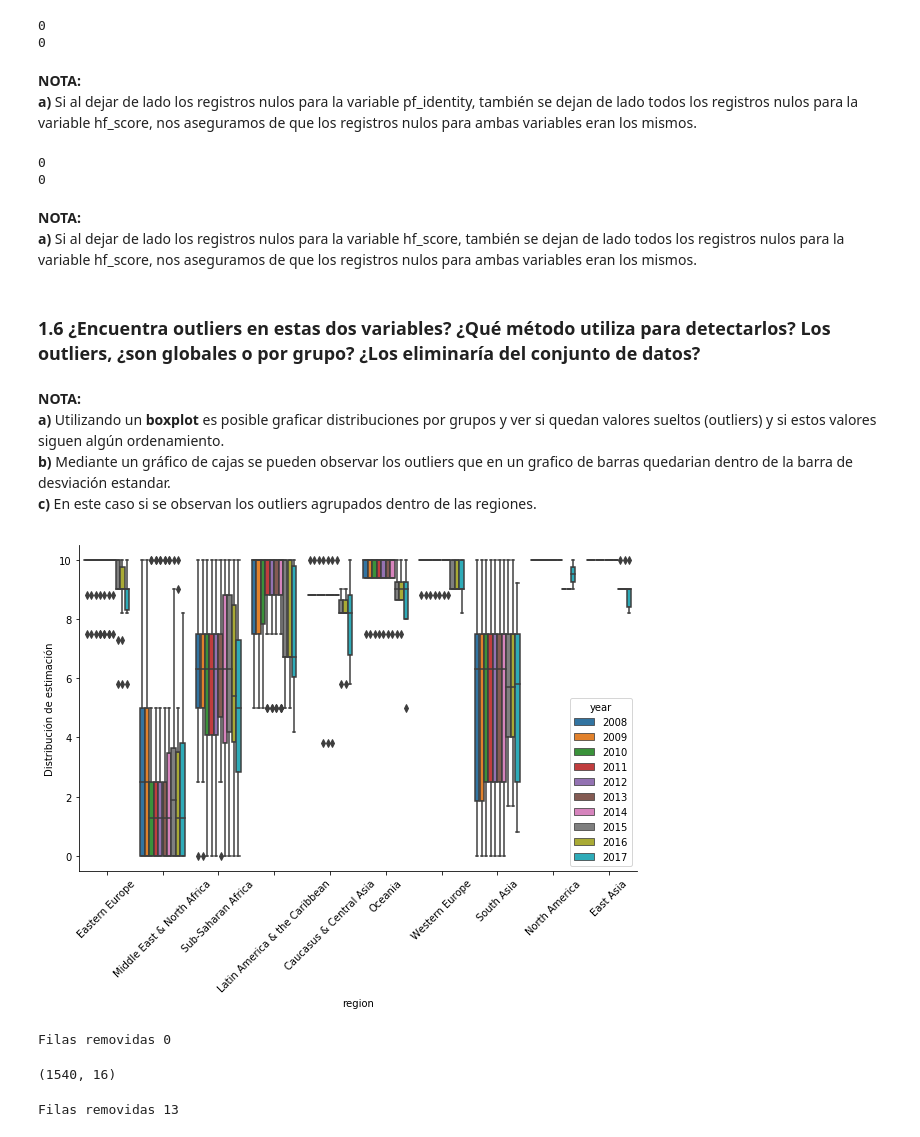
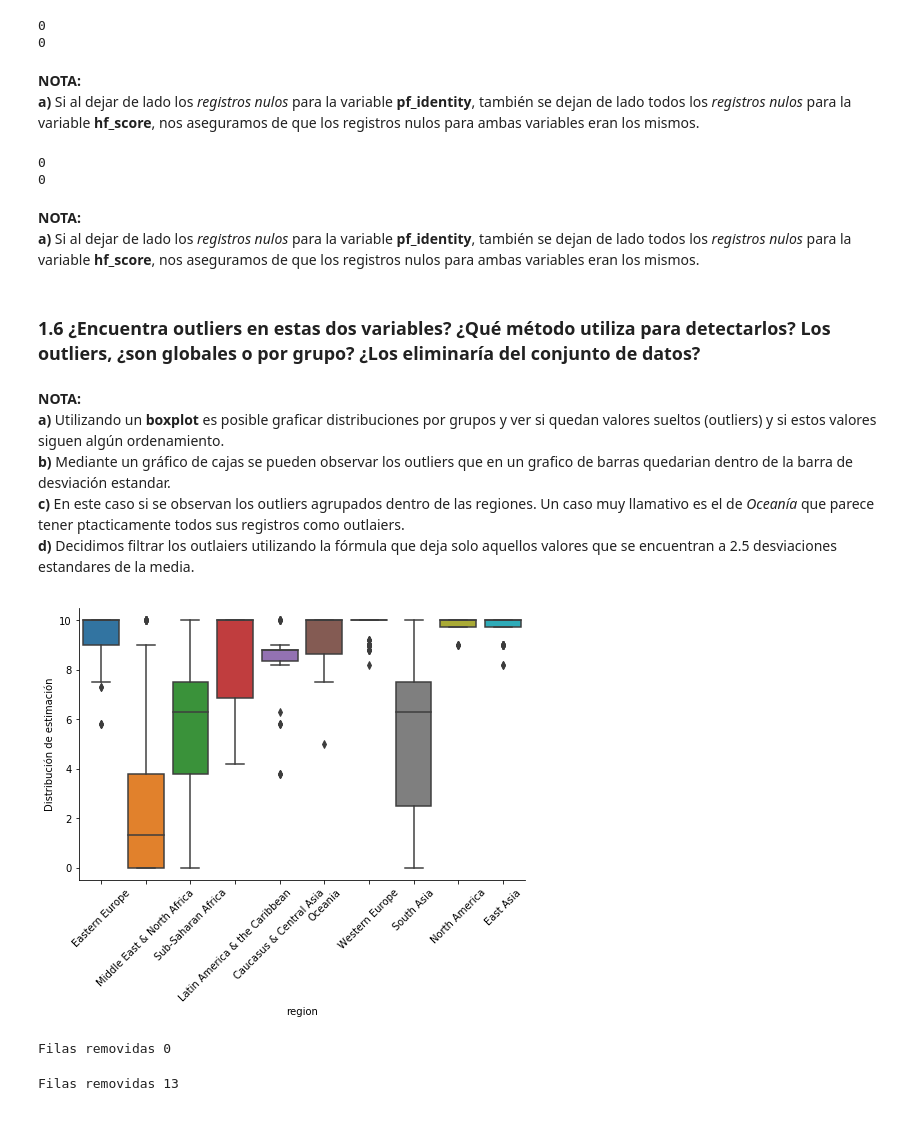
Before and after one commit to msoledadfernandez/DataScience_AnalisisyVisualizacion, a Jupyter notebook: practico.ipynb, the cells around one changed output. Cells and saved outputs as stored; diff of their text form; code cells hidden in the pictures.

```diff
--- a/practico.ipynb
+++ b/practico.ipynb
@@ -319,5 +315,5 @@ print(dataset_notna.hf_score.isnull().sum())
 0
 # %% [markdown]
 **NOTA:**
-**a)** Si al dejar de lado los registros nulos para la variable pf_identity, también se dejan de lado todos los registros nulos para la variable hf_score, nos aseguramos de que los registros nulos para ambas variables eran los mismos.
+**a)** Si al dejar de lado los *registros nulos* para la variable **pf_identity**, también se dejan de lado todos los *registros nulos* para la variable **hf_score**, nos aseguramos de que los registros nulos para ambas variables eran los mismos.
 # %%
@@ -331,23 +328,23 @@ print(latam_notna.hf_score.isnull().sum())
 0
 # %% [markdown]
 **NOTA:**
-**a)** Si al dejar de lado los registros nulos para la variable hf_score, también se dejan de lado todos los registros nulos para la variable hf_score, nos aseguramos de que los registros nulos para ambas variables eran los mismos.
+**a)** Si al dejar de lado los *registros nulos* para la variable **pf_identity**, también se dejan de lado todos los *registros nulos* para la variable **hf_score**, nos aseguramos de que los registros nulos para ambas variables eran los mismos.
 # %% [markdown]
 ### **1.6** ¿Encuentra outliers en estas dos variables? ¿Qué método utiliza para detectarlos? Los outliers, ¿son globales o por grupo? ¿Los eliminaría del conjunto de datos?
 # %% [markdown]
 **NOTA:**
 **a)** Utilizando un **boxplot** es posible graficar distribuciones por grupos y ver si quedan valores sueltos (outliers) y si estos valores siguen algún ordenamiento.
 **b)** Mediante un gráfico de cajas se pueden observar los outliers que en un grafico de barras quedarian dentro de la barra de desviación estandar.
-**c)** En este caso si se observan los outliers agrupados dentro de las regiones.
+**c)** En este caso si se observan los outliers agrupados dentro de las regiones. Un caso muy llamativo es el de *Oceanía* que parece tener ptacticamente todos sus registros como outlaiers.
+**d)** Decidimos filtrar los outlaiers utilizando la fórmula que deja solo aquellos valores que se encuentran a 2.5 desviaciones estandares de la media.
 # %%
-plt.figure(figsize=(10,6))
-seaborn.boxplot(data=dataset_notna,
-                x='region', y='pf_identity',
-                hue='year')
+plt.figure(figsize=(8,5))
+p1=seaborn.boxplot(data=dataset_notna,
+                x='region', y='pf_identity')
 plt.ylabel('Distribución de estimación')
 plt.xlabel('region')
 plt.xticks(rotation=45)
 seaborn.despine()
 # %% [output]
-[figure, old version]
+[figure, new version]
 # %%
@@ -367,10 +360,6 @@ dataset_clean = clean_outliers(dataset_notna, "pf_identity")
 print("Filas removidas", len(dataset_notna) - len(dataset_clean))
 # %% [output]
 Filas removidas 0
-# %%
-dataset_clean.shape
-# %% [output]
-(1540, 16)
 # %%
 dataset_clean = clean_outliers(dataset_notna, "hf_score")
 print("Filas removidas", len(dataset_notna) - len(dataset_clean))
```
Also changed, not shown: parts of 41 cells of this notebook, 1 other file.
